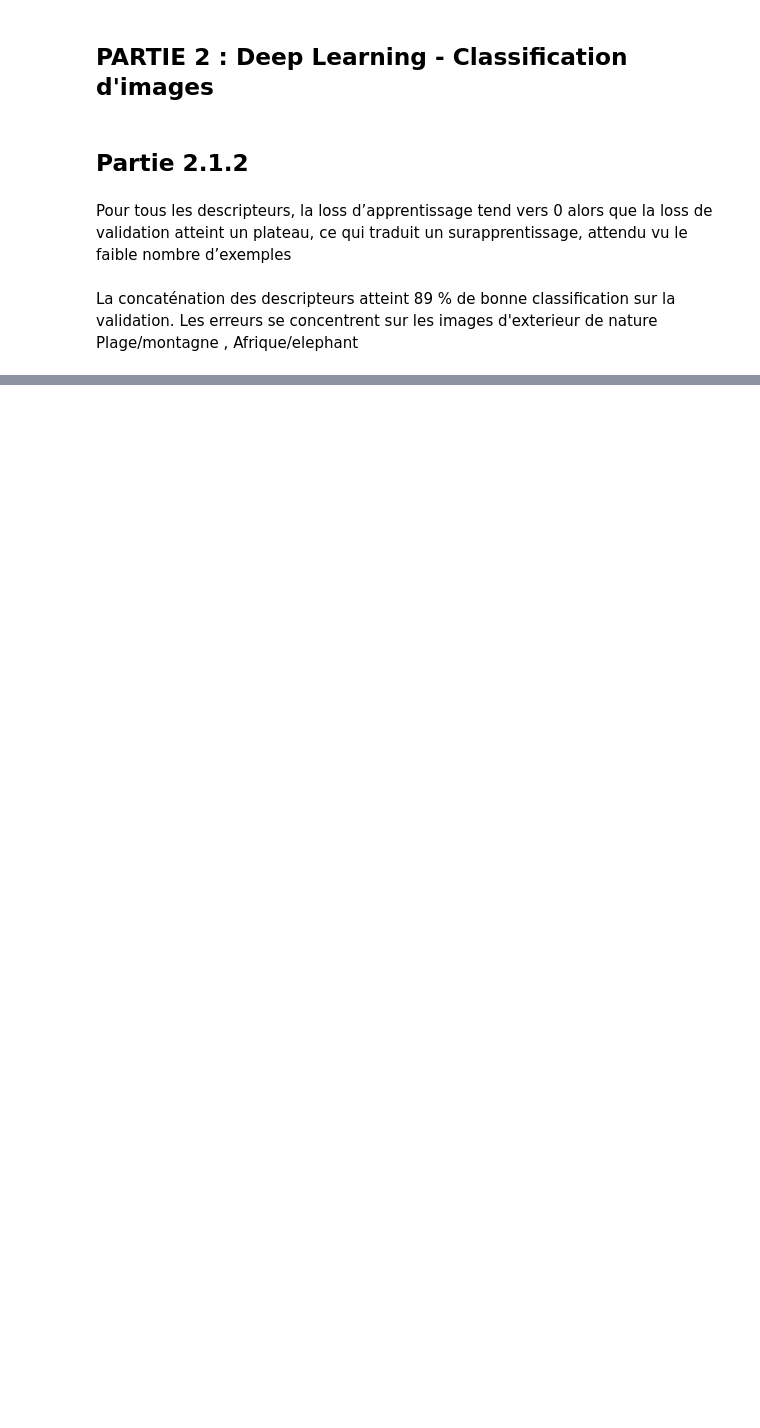
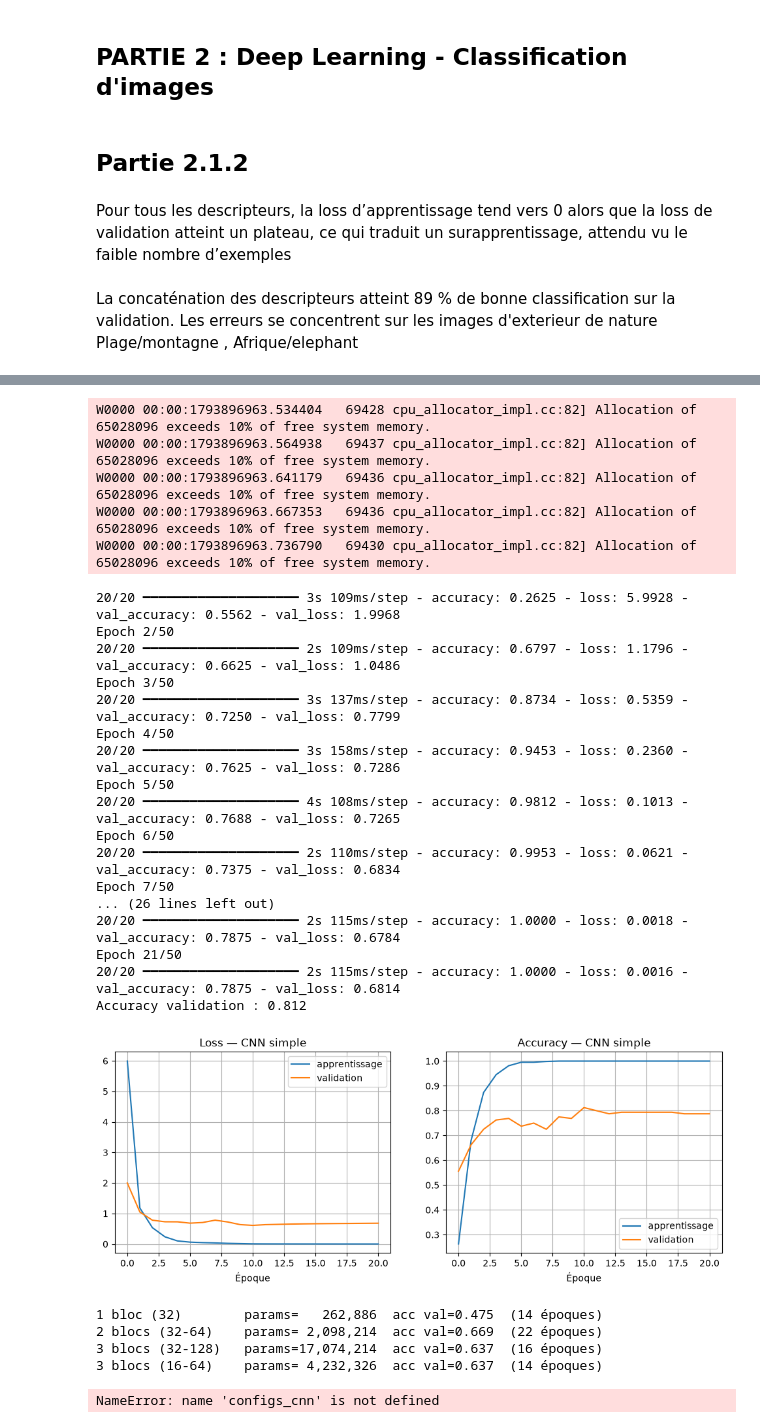
Before and after one commit to Maxtrxn/ml, a Jupyter notebook: tp2/tp2_pt2.ipynb, the cells around one changed output, grey strips where cells are left out. Saved outputs shown, nothing was run; the diff lists cells and outputs as text; code cells hidden in the pictures; blank space fills up the shorter version.

```diff
--- a/tp2/tp2_pt2.ipynb
+++ b/tp2/tp2_pt2.ipynb
@@ -382,0 +424,6 @@ pd.DataFrame(comparaison).sort_values("MLP test", ascending=False)
+# %%
+X_train_img = X_img[idx_train]     # 🔎
+X_val_img   = X_img[idx_val]     # 🔎
+X_test_img  = X_img[idx_test]     # 🔎
+
+print(X_train_img.shape, X_val_img.shape, X_test_img.shape)
@@ -382,0 +458,17 @@ pd.DataFrame(comparaison).sort_values("MLP test", ascending=False)
+# %%
+def cnn_simple():
+    model = keras.Sequential()
+    model.add(keras.Input(shape=(TAILLE, TAILLE, 3)))      # 🔎 nombre de canaux d'une image couleur
+    model.add(layers.Rescaling(1./255.))                          # 🔎 facteur pour passer de 0..255 à 0..1
+    model.add(layers.Conv2D(32, (3, 3), activation="relu"))
+    model.add(layers.MaxPooling2D(pool_size=(2,2)))             # 🔎 blocs 2x2
+    model.add(layers.Flatten())                                   # 🔎 cartes (h, w, c) -> vecteur
+    model.add(layers.Dense(10, activation="softmax"))
+
+    model.compile(optimizer="adam",
+                  loss="sparse_categorical_crossentropy",
+                  metrics=["accuracy"])
+    return model
+
+m = cnn_simple()
+m.summary()
@@ -382,0 +493,5 @@ pd.DataFrame(comparaison).sort_values("MLP test", ascending=False)
+# %%
+resultats_cnn["simple"] = entrainer_cnn(cnn_simple(), X_train_img, X_val_img)
+print(f"Accuracy validation : {resultats_cnn['simple']['acc']:.3f}")
+tracer(resultats_cnn["simple"]["history"], "CNN simple")
+# %% [output]
@@ -382,0 +500,23 @@ pd.DataFrame(comparaison).sort_values("MLP test", ascending=False)
+W0000 00:00:1793896963.534404   69428 cpu_allocator_impl.cc:82] Allocation of 65028096 exceeds 10% of free system memory.
+W0000 00:00:1793896963.564938   69437 cpu_allocator_impl.cc:82] Allocation of 65028096 exceeds 10% of free system memory.
+W0000 00:00:1793896963.641179   69436 cpu_allocator_impl.cc:82] Allocation of 65028096 exceeds 10% of free system memory.
+W0000 00:00:1793896963.667353   69436 cpu_allocator_impl.cc:82] Allocation of 65028096 exceeds 10% of free system memory.
+W0000 00:00:1793896963.736790   69430 cpu_allocator_impl.cc:82] Allocation of 65028096 exceeds 10% of free system memory.
+20/20 ━━━━━━━━━━━━━━━━━━━━ 3s 109ms/step - accuracy: 0.2625 - loss: 5.9928 - val_accuracy: 0.5562 - val_loss: 1.9968
+Epoch 2/50
+20/20 ━━━━━━━━━━━━━━━━━━━━ 2s 109ms/step - accuracy: 0.6797 - loss: 1.1796 - val_accuracy: 0.6625 - val_loss: 1.0486
+Epoch 3/50
+20/20 ━━━━━━━━━━━━━━━━━━━━ 3s 137ms/step - accuracy: 0.8734 - loss: 0.5359 - val_accuracy: 0.7250 - val_loss: 0.7799
+Epoch 4/50
+20/20 ━━━━━━━━━━━━━━━━━━━━ 3s 158ms/step - accuracy: 0.9453 - loss: 0.2360 - val_accuracy: 0.7625 - val_loss: 0.7286
+Epoch 5/50
+20/20 ━━━━━━━━━━━━━━━━━━━━ 4s 108ms/step - accuracy: 0.9812 - loss: 0.1013 - val_accuracy: 0.7688 - val_loss: 0.7265
+Epoch 6/50
+20/20 ━━━━━━━━━━━━━━━━━━━━ 2s 110ms/step - accuracy: 0.9953 - loss: 0.0621 - val_accuracy: 0.7375 - val_loss: 0.6834
+Epoch 7/50
+... (26 lines left out)
+20/20 ━━━━━━━━━━━━━━━━━━━━ 2s 115ms/step - accuracy: 1.0000 - loss: 0.0018 - val_accuracy: 0.7875 - val_loss: 0.6784
+Epoch 21/50
+20/20 ━━━━━━━━━━━━━━━━━━━━ 2s 115ms/step - accuracy: 1.0000 - loss: 0.0016 - val_accuracy: 0.7875 - val_loss: 0.6814
+Accuracy validation : 0.812
+[figure, added]
@@ -382,0 +539,29 @@ pd.DataFrame(comparaison).sort_values("MLP test", ascending=False)
+# %%
+configs_cnn = {
+    "1 bloc (32)":     {"nb_blocs": 1, "filtres": 32},
+    "2 blocs (32-64)": {"nb_blocs": 2, "filtres": 32},
+    "3 blocs (32-128)":{"nb_blocs": 3, "filtres": 32},
+    "3 blocs (16-64)": {"nb_blocs": 3, "filtres": 16},
+    # Effet de la couche dense (3 blocs, 32-128)
+    "3 blocs, dense 32":    {"nb_blocs": 3, "filtres": 32, "neurones_dense": 32},
+    "3 blocs, dense 128":   {"nb_blocs": 3, "filtres": 32, "neurones_dense": 128},
+    "3 blocs, dense 256":   {"nb_blocs": 3, "filtres": 32, "neurones_dense": 256},
+}
+
+for nom, conf in configs_cnn.items():
+    keras.utils.set_random_seed(42)
+    model = cnn_blocs(**conf)
+    resultats_cnn[nom] = entrainer_cnn(model, X_train_img, X_val_img, verbose=0)
+    r = resultats_cnn[nom]
+    print(f"{nom:<18} params={model.count_params():>10,}  acc val={r['acc']:.3f}  "
+          f"({len(r['history'].history['loss'])} époques)")
+# %% [output]
+1 bloc (32)        params=   262,886  acc val=0.475  (14 époques)
+2 blocs (32-64)    params= 2,098,214  acc val=0.669  (22 époques)
+3 blocs (32-128)   params=17,074,214  acc val=0.637  (16 époques)
+3 blocs (16-64)    params= 4,232,326  acc val=0.637  (14 époques)
+# %%
+for nom in configs_cnn:
+    tracer(resultats_cnn[nom]["history"], nom)
+# %% [output]
+NameError: name 'configs_cnn' is not defined
```
Also changed, not shown: parts of 18 cells of this notebook, 1 other file.
